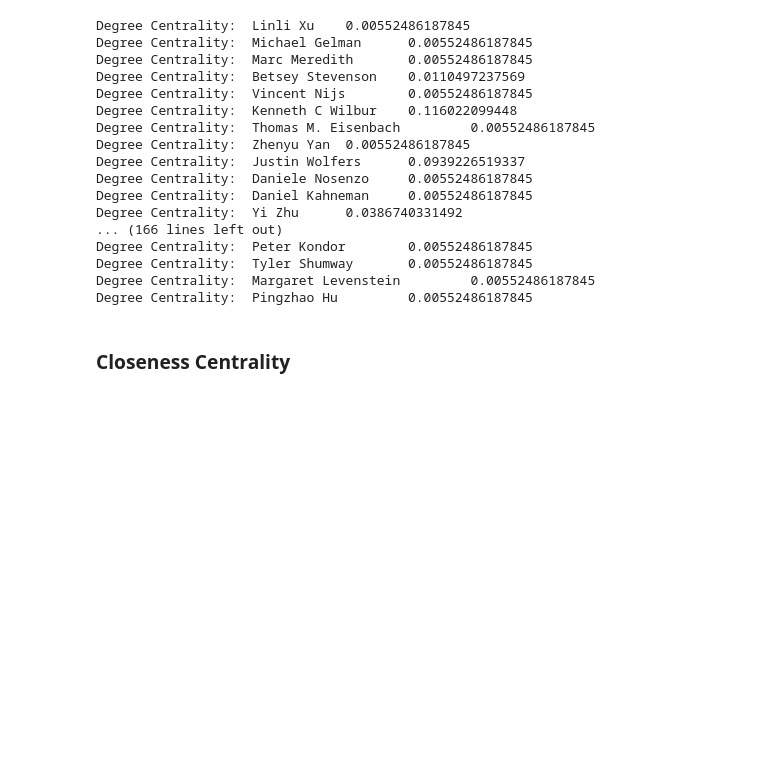
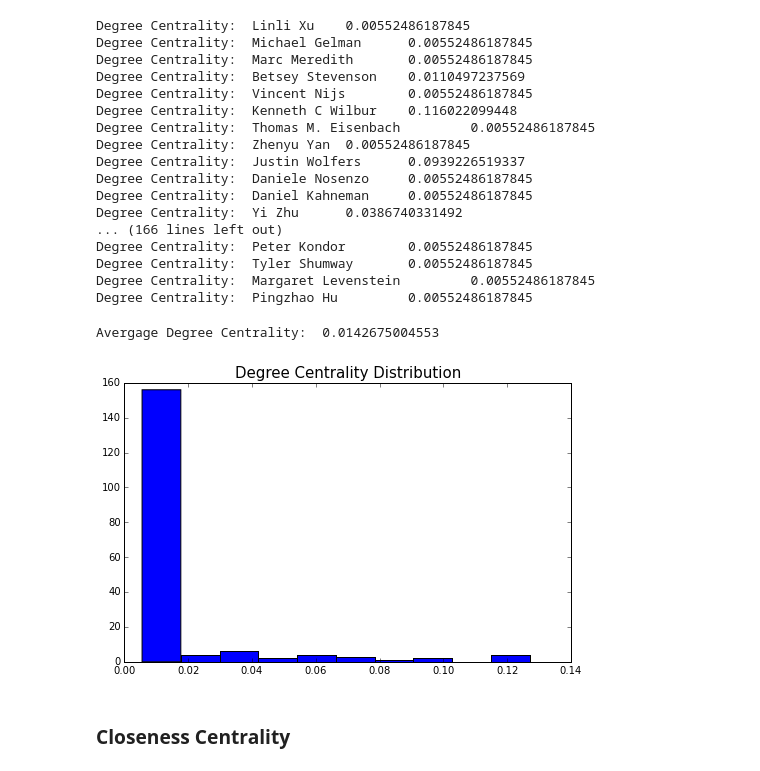
Before and after one commit to shngli/Data-Mining-Python, a Jupyter notebook: Google Scholar network/google scholar.ipynb, the cells around one changed output. Drawn from its saved outputs; the diff is of its cells as text; code cells hidden in the pictures; blank space fills up the shorter version.

```diff
--- a/Google Scholar network/google scholar.ipynb
+++ b/Google Scholar network/google scholar.ipynb
@@ -132,6 +132,18 @@ Degree Centrality:  Peter Kondor        0.00552486187845
 Degree Centrality:  Tyler Shumway       0.00552486187845
 Degree Centrality:  Margaret Levenstein         0.00552486187845
 Degree Centrality:  Pingzhao Hu         0.00552486187845
+# %%
+avg_centrality =  sum(centrality.values())/len(centrality)
+print 'Avergage Degree Centrality: ', avg_centrality
+# %% [output]
+Avergage Degree Centrality:  0.0142675004553
+# %%
+plt.figure(figsize = (8, 5))
+plt.hist(centrality.values())
+plt.title("Degree Centrality Distribution", fontsize = 15)
+plt.show()
+# %% [output]
+[figure, added]
 # %% [markdown]
 ### Closeness Centrality
 # %%
```
Also changed, not shown: parts of 6 cells of this notebook.
